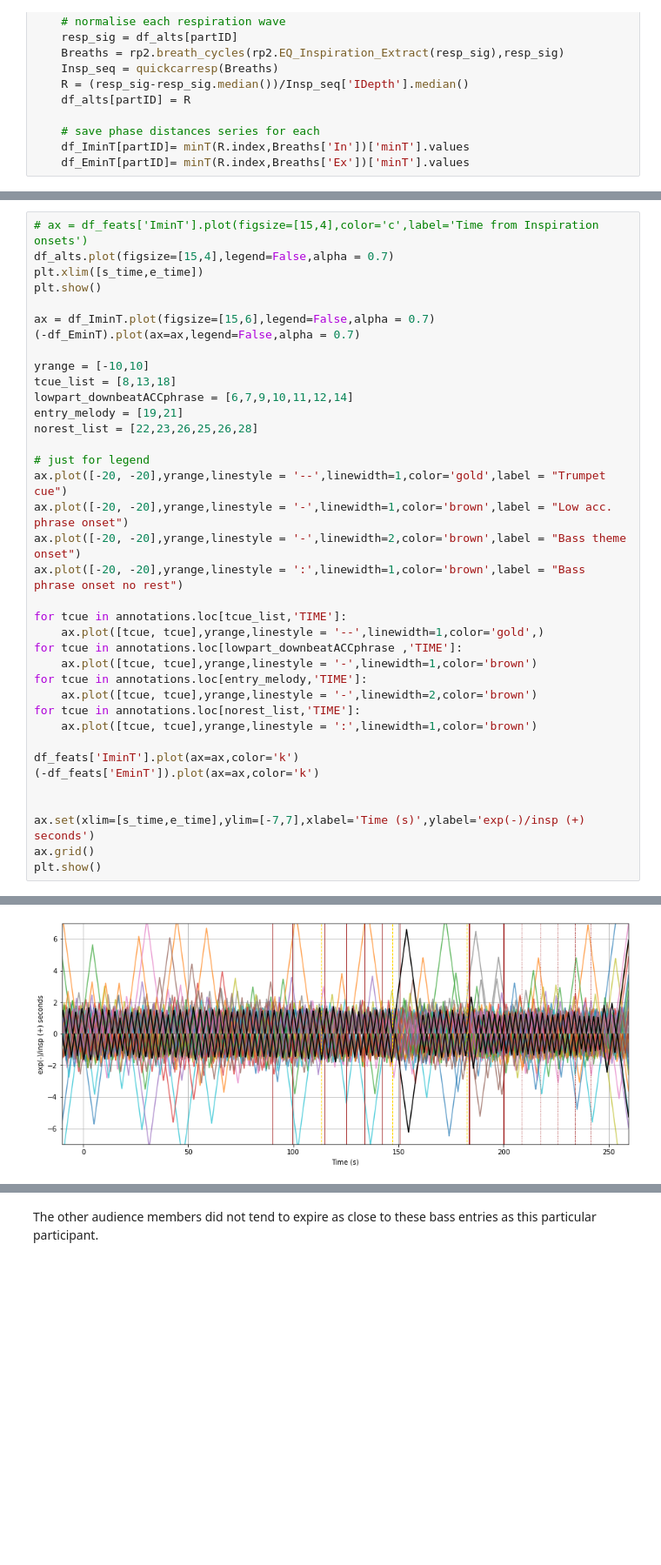
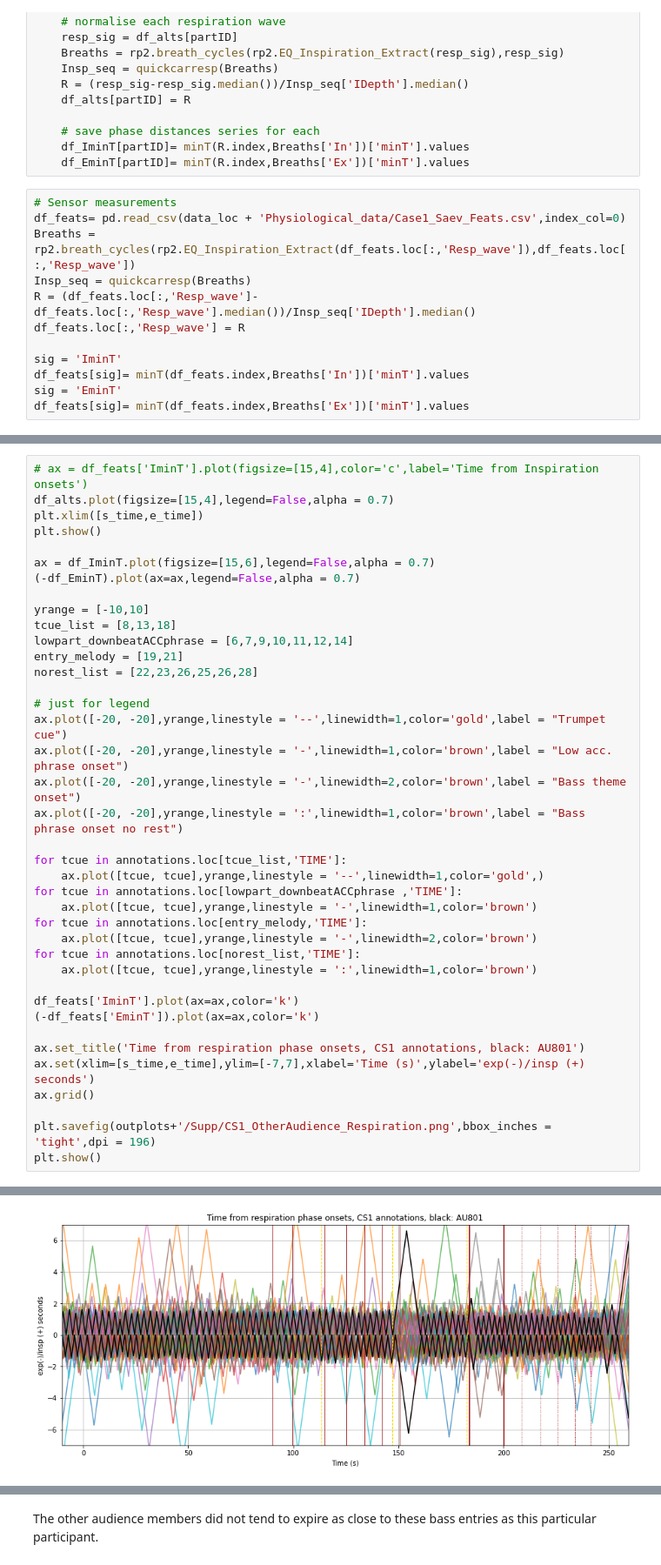
Before and after one commit to finn42/Exploratory_Listening_Phys, a Jupyter notebook: CaseStudy1_SSO.ipynb, the cells around one changed output, grey strips where cells are left out. Shown at 87% size. Drawn from its saved outputs; the diff is of its cells as text; blank space fills up the shorter version.

```diff
--- a/CaseStudy1_SSO.ipynb
+++ b/CaseStudy1_SSO.ipynb
@@ -711,3 +724,15 @@ for partID in df_alts.columns:
     # save phase distances series for each
     df_IminT[partID]= minT(R.index,Breaths['In'])['minT'].values
     df_EminT[partID]= minT(R.index,Breaths['Ex'])['minT'].values
+# %%
+# Sensor measurements
+df_feats= pd.read_csv(data_loc + 'Physiological_data/Case1_Saev_Feats.csv',index_col=0)
+Breaths = rp2.breath_cycles(rp2.EQ_Inspiration_Extract(df_feats.loc[:,'Resp_wave']),df_feats.loc[:,'Resp_wave'])
+Insp_seq = quickcarresp(Breaths)
+R = (df_feats.loc[:,'Resp_wave']-df_feats.loc[:,'Resp_wave'].median())/Insp_seq['IDepth'].median()
+df_feats.loc[:,'Resp_wave'] = R
+
+sig = 'IminT'
+df_feats[sig]= minT(df_feats.index,Breaths['In'])['minT'].values
+sig = 'EminT'
+df_feats[sig]= minT(df_feats.index,Breaths['Ex'])['minT'].values
@@ -722,35 +749,37 @@ ax = df_IminT.plot(figsize=[15,6],legend=False,alpha = 0.7)
 
 yrange = [-10,10]
 tcue_list = [8,13,18]
 lowpart_downbeatACCphrase = [6,7,9,10,11,12,14]
 entry_melody = [19,21]
 norest_list = [22,23,26,25,26,28]
 
 # just for legend
 ax.plot([-20, -20],yrange,linestyle = '--',linewidth=1,color='gold',label = "Trumpet cue")
 ax.plot([-20, -20],yrange,linestyle = '-',linewidth=1,color='brown',label = "Low acc. phrase onset")
 ax.plot([-20, -20],yrange,linestyle = '-',linewidth=2,color='brown',label = "Bass theme onset")
 ax.plot([-20, -20],yrange,linestyle = ':',linewidth=1,color='brown',label = "Bass phrase onset no rest")
 
 for tcue in annotations.loc[tcue_list,'TIME']:
     ax.plot([tcue, tcue],yrange,linestyle = '--',linewidth=1,color='gold',)
 for tcue in annotations.loc[lowpart_downbeatACCphrase ,'TIME']:
     ax.plot([tcue, tcue],yrange,linestyle = '-',linewidth=1,color='brown')
 for tcue in annotations.loc[entry_melody,'TIME']:
     ax.plot([tcue, tcue],yrange,linestyle = '-',linewidth=2,color='brown')
 for tcue in annotations.loc[norest_list,'TIME']:
     ax.plot([tcue, tcue],yrange,linestyle = ':',linewidth=1,color='brown')
 
 df_feats['IminT'].plot(ax=ax,color='k')
 (-df_feats['EminT']).plot(ax=ax,color='k')
 
-
+ax.set_title('Time from respiration phase onsets, CS1 annotations, black: AU801')
 ax.set(xlim=[s_time,e_time],ylim=[-7,7],xlabel='Time (s)',ylabel='exp(-)/insp (+) seconds')
 ax.grid()
+
+plt.savefig(outplots+'/Supp/CS1_OtherAudience_Respiration.png',bbox_inches = 'tight',dpi = 196)
 plt.show()
 # %% [output]
 [figure]
-[figure, old version]
+[figure, new version]
 # %%
 # A random alternative respiration sequence, is it close to these entries?
 
```
Also changed, not shown: parts of 9 cells of this notebook, 13 other files.
